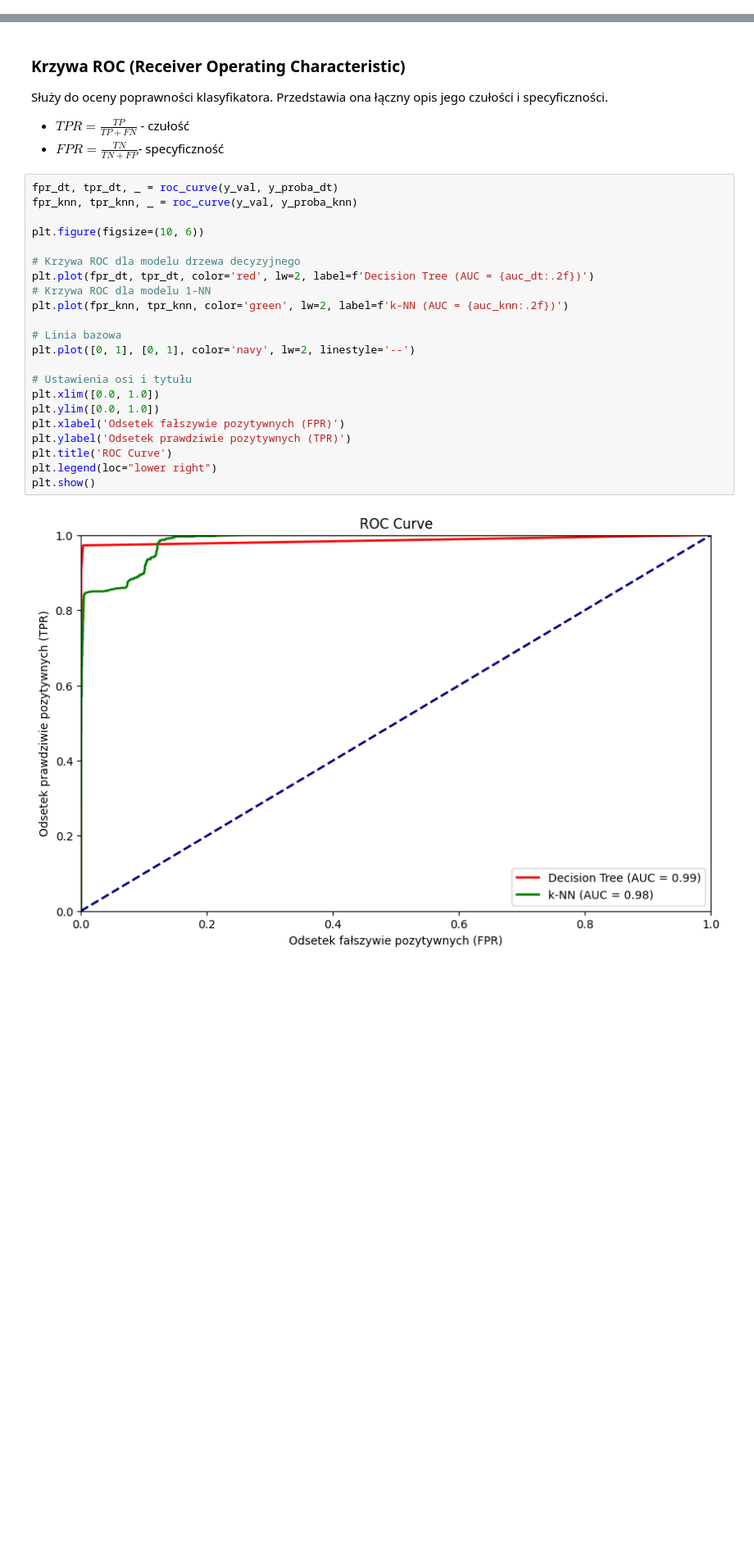
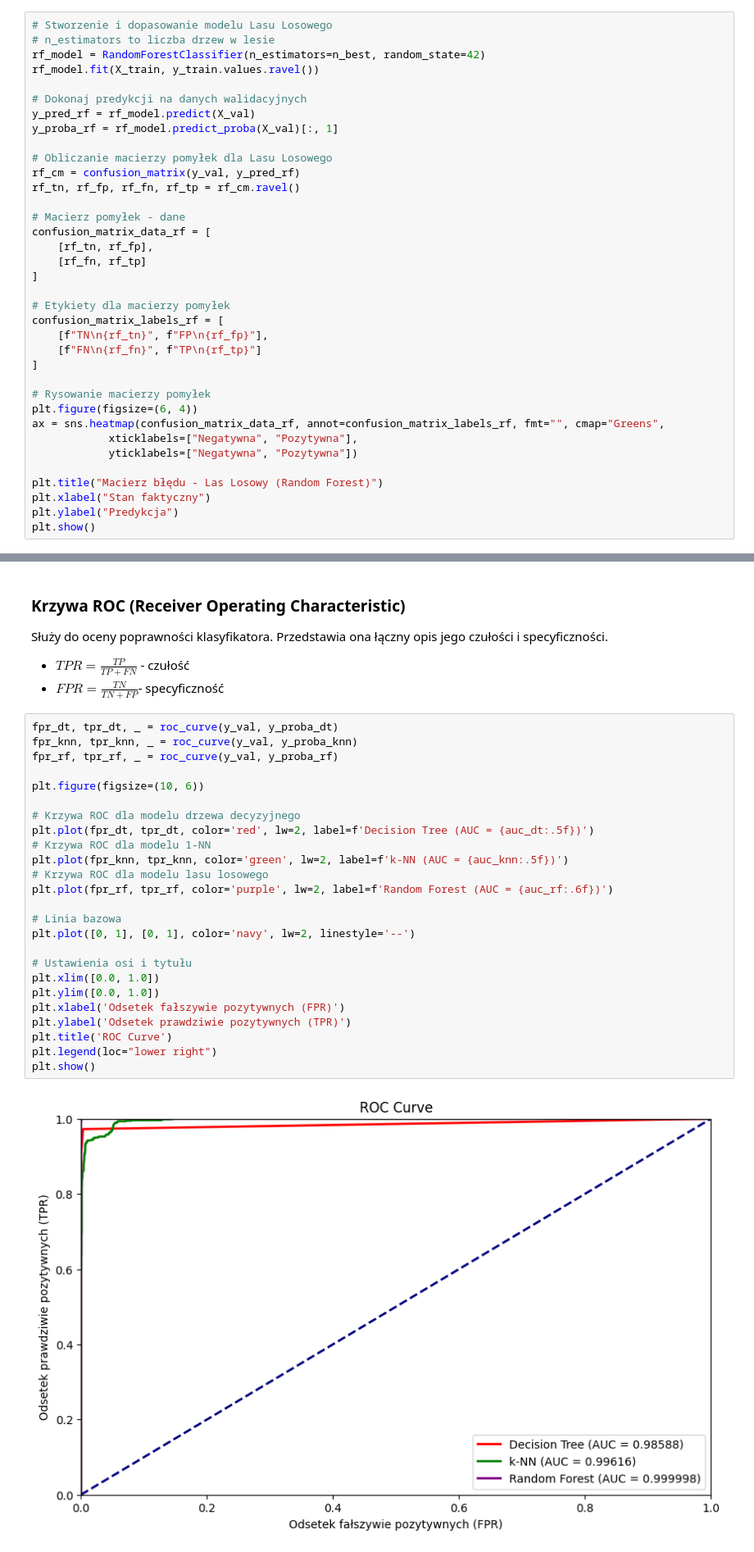
Before and after one commit to Soldier211/systemy-bi, a Jupyter notebook: projekt.ipynb, the cells around one changed output, grey strips where cells are left out. Shown at 82% size. Drawn from its saved outputs; the diff is of its cells as text; blank space fills up the shorter version.

Commit message:
Add random forest

```diff
--- a/projekt.ipynb
+++ b/projekt.ipynb
@@ -398,0 +445,36 @@ AUC modelu k-NN: 0.9834443147662596
+# %%
+# Stworzenie i dopasowanie modelu Lasu Losowego
+# n_estimators to liczba drzew w lesie
+rf_model = RandomForestClassifier(n_estimators=n_best, random_state=42)
+rf_model.fit(X_train, y_train.values.ravel())
+
+# Dokonaj predykcji na danych walidacyjnych
+y_pred_rf = rf_model.predict(X_val)
+y_proba_rf = rf_model.predict_proba(X_val)[:, 1]
+
+# Obliczanie macierzy pomyłek dla Lasu Losowego
+rf_cm = confusion_matrix(y_val, y_pred_rf)
+rf_tn, rf_fp, rf_fn, rf_tp = rf_cm.ravel()
+
+# Macierz pomyłek - dane
+confusion_matrix_data_rf = [
+    [rf_tn, rf_fp],
+    [rf_fn, rf_tp]
+]
+
+# Etykiety dla macierzy pomyłek
+confusion_matrix_labels_rf = [
+    [f"TN\n{rf_tn}", f"FP\n{rf_fp}"],
+    [f"FN\n{rf_fn}", f"TP\n{rf_tp}"]
+]
+
+# Rysowanie macierzy pomyłek
+plt.figure(figsize=(6, 4))
+ax = sns.heatmap(confusion_matrix_data_rf, annot=confusion_matrix_labels_rf, fmt="", cmap="Greens",
+            xticklabels=["Negatywna", "Pozytywna"],
+            yticklabels=["Negatywna", "Pozytywna"])
+
+plt.title("Macierz błędu - Las Losowy (Random Forest)")
+plt.xlabel("Stan faktyczny")
+plt.ylabel("Predykcja")
+plt.show()
@@ -404,27 +544,30 @@ Służy do oceny poprawności klasyfikatora. Przedstawia ona łączny opis jego
 # %%
 fpr_dt, tpr_dt, _ = roc_curve(y_val, y_proba_dt)
 fpr_knn, tpr_knn, _ = roc_curve(y_val, y_proba_knn)
+fpr_rf, tpr_rf, _ = roc_curve(y_val, y_proba_rf)
 
 plt.figure(figsize=(10, 6))
 
 # Krzywa ROC dla modelu drzewa decyzyjnego
-plt.plot(fpr_dt, tpr_dt, color='red', lw=2, label=f'Decision Tree (AUC = {auc_dt:.2f})')
+plt.plot(fpr_dt, tpr_dt, color='red', lw=2, label=f'Decision Tree (AUC = {auc_dt:.5f})')
 # Krzywa ROC dla modelu 1-NN
-plt.plot(fpr_knn, tpr_knn, color='green', lw=2, label=f'k-NN (AUC = {auc_knn:.2f})')
+plt.plot(fpr_knn, tpr_knn, color='green', lw=2, label=f'k-NN (AUC = {auc_knn:.5f})')
+# Krzywa ROC dla modelu lasu losowego
+plt.plot(fpr_rf, tpr_rf, color='purple', lw=2, label=f'Random Forest (AUC = {auc_rf:.6f})')
 
 # Linia bazowa
 plt.plot([0, 1], [0, 1], color='navy', lw=2, linestyle='--')
 
 # Ustawienia osi i tytułu
 plt.xlim([0.0, 1.0])
 plt.ylim([0.0, 1.0])
 plt.xlabel('Odsetek fałszywie pozytywnych (FPR)')
 plt.ylabel('Odsetek prawdziwie pozytywnych (TPR)')
 plt.title('ROC Curve')
 plt.legend(loc="lower right")
 plt.show()
 # %% [output]
-[figure, old version]
+[figure, new version]
 # %% [markdown]
 Oto jak interpretować różne części tej krzywej:
 * Punkt (0,0): Model klasyfikuje wszystkie próbki jako negatywne, co oznacza, że zarówno $FPR$, jak i $TPR$ wynoszą 0
```
Also changed, not shown: parts of 12 cells of this notebook.
